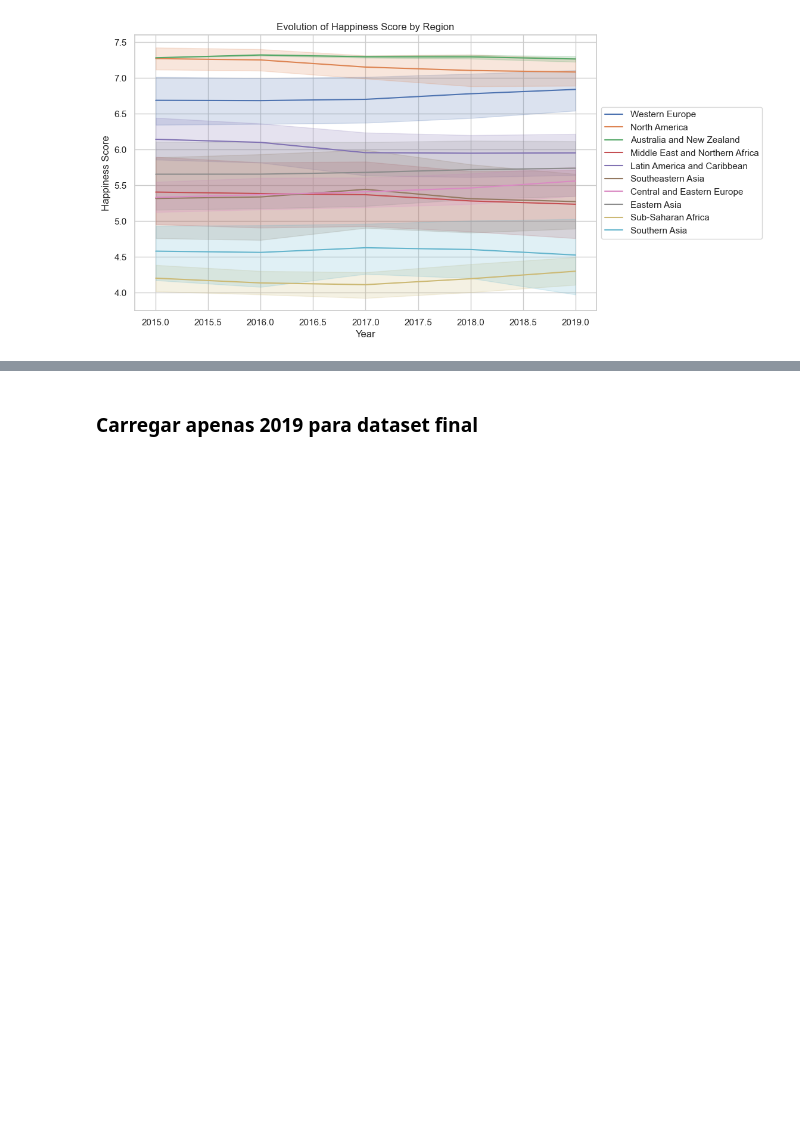
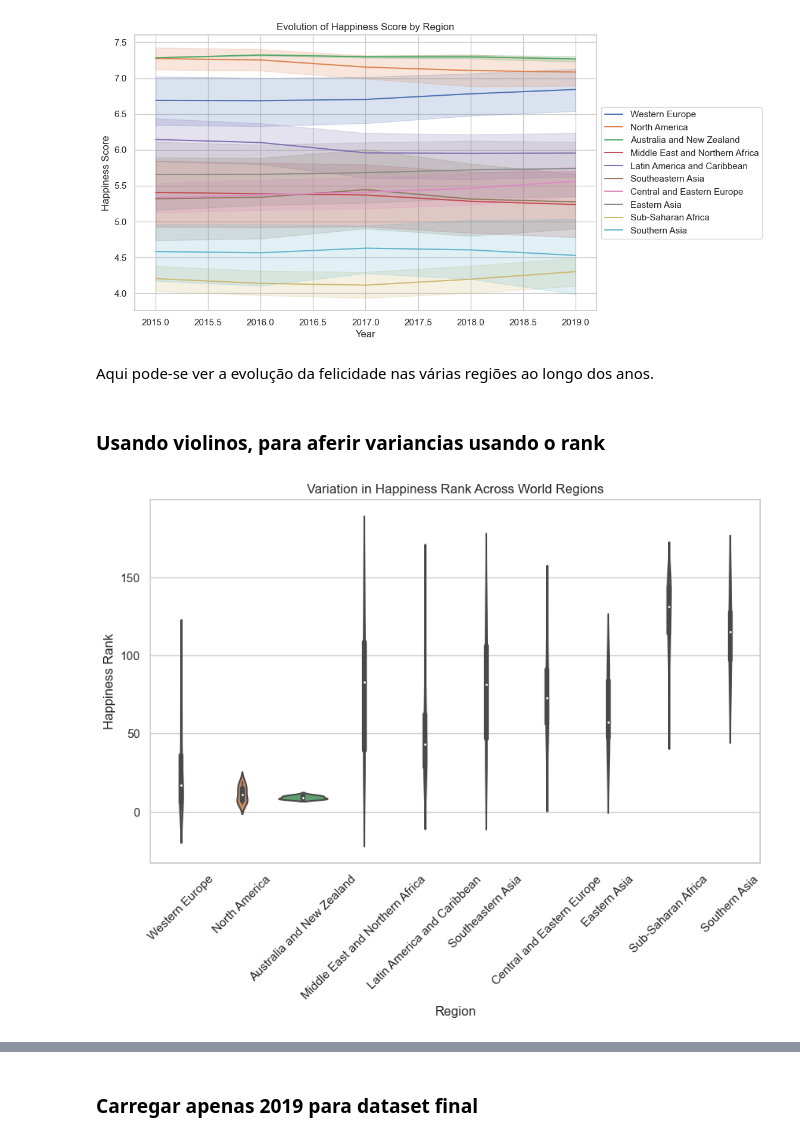
Before and after one commit to nunovivas/TrabalhoFinal, a Jupyter notebook: 04Final.ipynb, the cells around one changed output, grey strips where cells are left out. Drawn from its saved outputs; the diff is of its cells as text; code cells hidden in the pictures; blank space fills up the shorter version.

```diff
--- a/04Final.ipynb
+++ b/04Final.ipynb
@@ -338,3 +439,16 @@ plt.legend(loc='center left', bbox_to_anchor=(1, 0.5))
 plt.show()
 # %% [output]
 [figure]
+# %% [markdown]
+Aqui pode-se ver a evolução da felicidade nas várias regiões ao longo dos anos.
+# %% [markdown]
+### Usando violinos, para aferir variancias usando o rank
+# %%
+# Draw a violin plot titled Variation in Happiness Ranks Across World Regions
+plt.figure(figsize=(10, 6))
+sns.violinplot(data=dfHAll, x='Region', y='Happiness Rank')
+plt.title('Variation in Happiness Rank Across World Regions')
+plt.xticks(rotation=45)
+plt.show()
+# %% [output]
+[figure, added]
```
Also changed, not shown: parts of 24 cells of this notebook, 4 other files.
